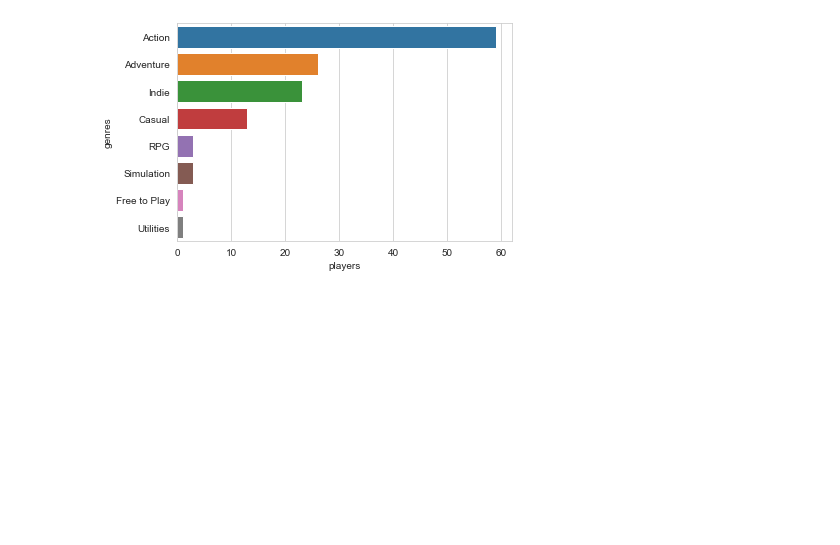
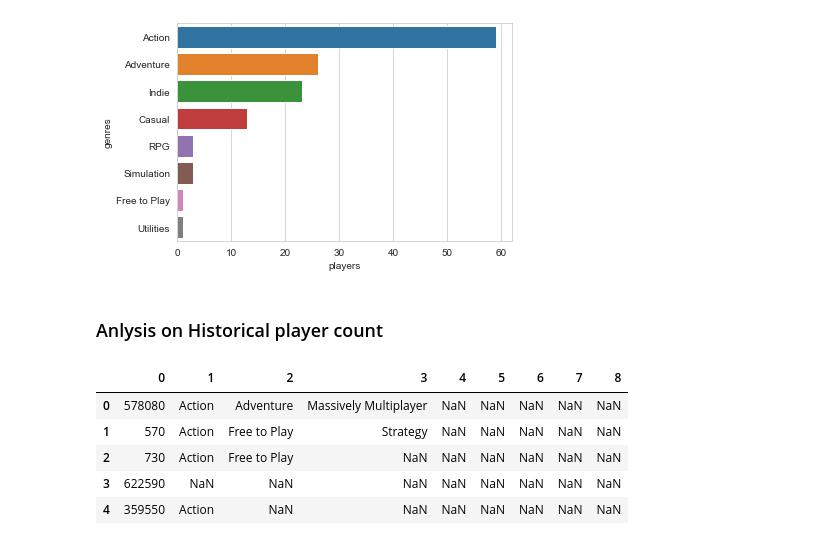
Before and after one commit to com-480-data-visualization/project-2023-no-preference, a Jupyter notebook: no_preference.ipynb, the cells around one changed output. Cells and saved outputs as stored; diff of their text form; code cells hidden in the pictures; blank space fills up the shorter version.

```diff
--- a/no_preference.ipynb
+++ b/no_preference.ipynb
@@ -80,3 +91,40 @@ sns.barplot(x=plot_df.players , y=plot_df.index, errorbar=None)
 # %% [output]
 <AxesSubplot:xlabel='players', ylabel='genres'>
 [figure]
+# %% [markdown]
+### Anlysis on Historical player count
+# %%
+# import all the library needed
+%matplotlib widget
+
+from ipywidgets import *
+import numpy as np
+import matplotlib.pyplot as plt
+import pandas as pd
+import os
+import numpy as np
+
+DIR = "./data/"
+# %%
+# Import the dataframe
+date = pd.read_csv(DIR + "/PlayerCOuntHistoryPart1/10.csv", index_col=0).index
+genres = pd.read_csv(DIR + "applicationGenres.csv", header=None, names=[str(i) for i in range(9)])
+games = os.listdir(DIR + "PlayerCountHistoryPart1")
+
+# Get all the avaiable genres
+genres.loc[genres["3"] == "60", "3"] = np.NaN
+genres_set = set()
+for i in range(1,4):
+    genres_set.update(genres[str(i)].unique())
+genres_set.remove(np.NaN)
+
+his_count = pd.DataFrame(0, index=(i for i in range(len(date))), columns=genres_set)
+# %%
+genres.head()
+# %% [output]
+|  | 0 | 1 | 2 | 3 | 4 | 5 | 6 | 7 | 8 |
+| 0 | 578080 | Action | Adventure | Massively Multiplayer | NaN | NaN | NaN | NaN | NaN |
+| 1 | 570 | Action | Free to Play | Strategy | NaN | NaN | NaN | NaN | NaN |
+| 2 | 730 | Action | Free to Play | NaN | NaN | NaN | NaN | NaN | NaN |
+| 3 | 622590 | NaN | NaN | NaN | NaN | NaN | NaN | NaN | NaN |
+| 4 | 359550 | Action | NaN | NaN | NaN | NaN | NaN | NaN | NaN |
```
Also changed, not shown: parts of 9 cells of this notebook.
